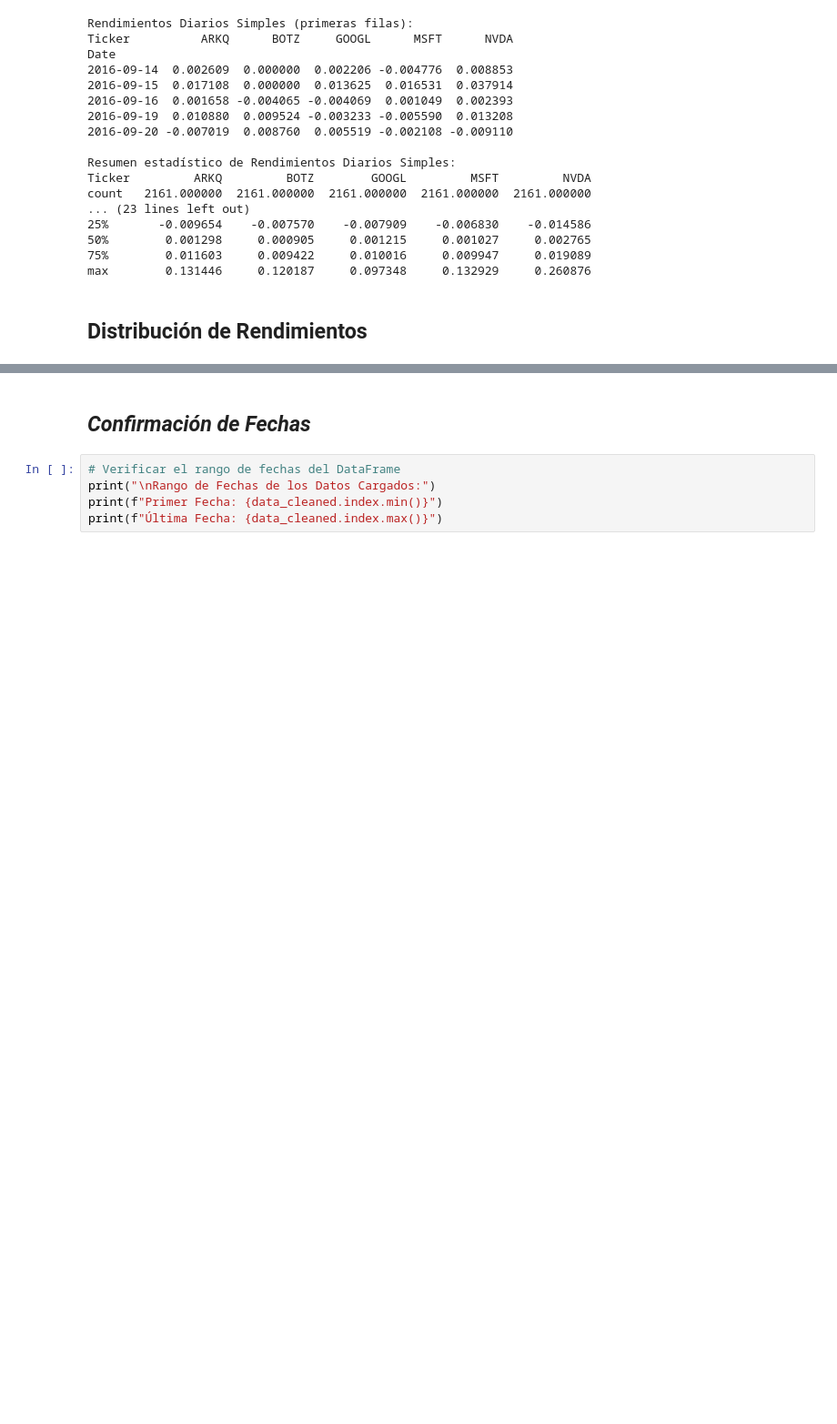
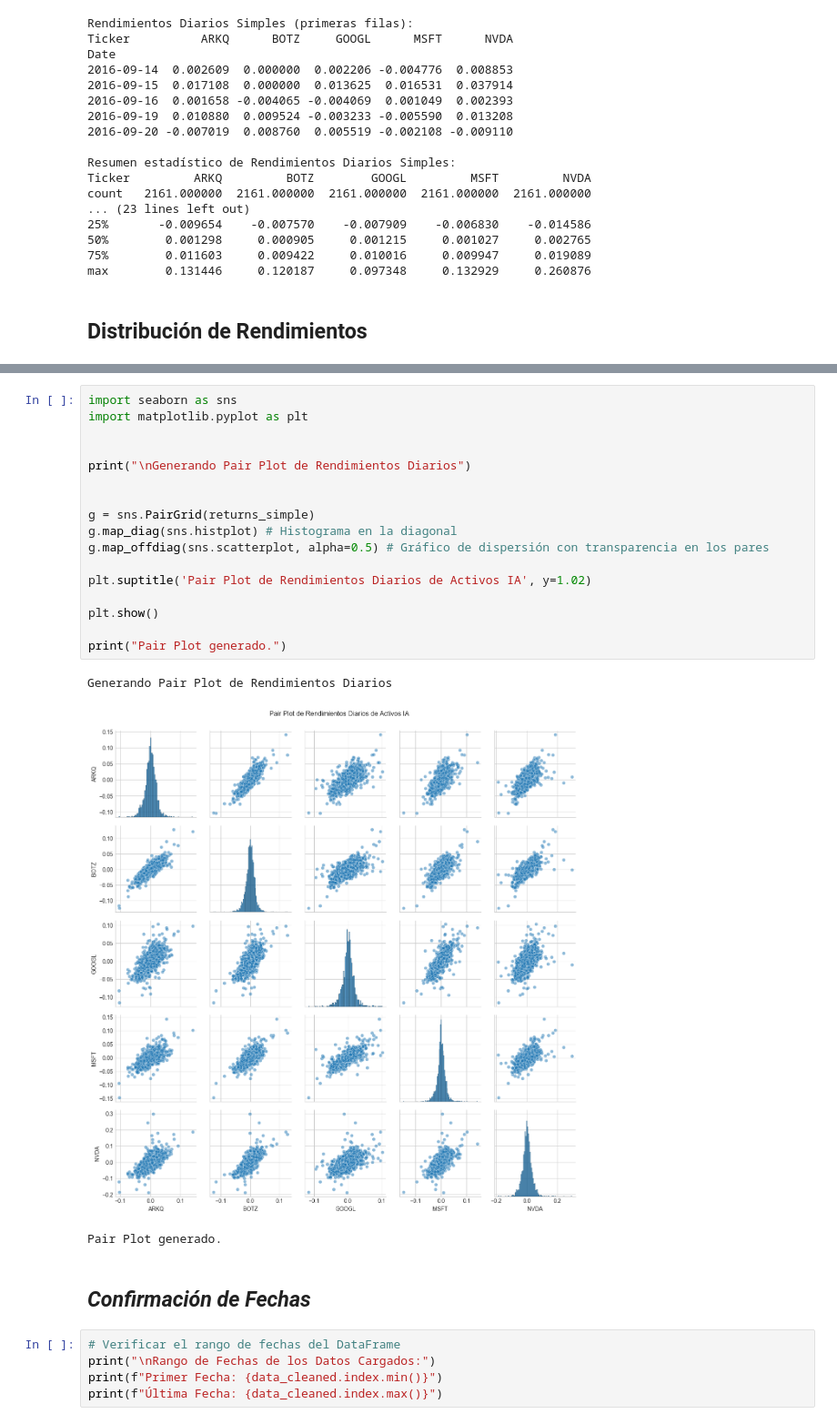
Before and after one commit to Haagila/data-eda-project, a Jupyter notebook: notebooks/02_exploratory_data_analysis.ipynb, the cells around one changed output, grey strips where cells are left out. Shown: that part at 91% size. Cells and saved outputs as stored; diff of their text form; blank space fills up the shorter version.

```diff
--- a/notebooks/02_exploratory_data_analysis.ipynb
+++ b/notebooks/02_exploratory_data_analysis.ipynb
@@ -170,3 +260,24 @@ Visualizando histograma de Rendimientos Diarios Logarítmicos...
+# %%
+import seaborn as sns
+import matplotlib.pyplot as plt
+
+
+print("\nGenerando Pair Plot de Rendimientos Diarios")
+
+
+g = sns.PairGrid(returns_simple)
+g.map_diag(sns.histplot) # Histograma en la diagonal
+g.map_offdiag(sns.scatterplot, alpha=0.5) # Gráfico de dispersión con transparencia en los pares
+
+plt.suptitle('Pair Plot de Rendimientos Diarios de Activos IA', y=1.02)
+
+plt.show()
+
+print("Pair Plot generado.")
+# %% [output]
+Generando Pair Plot de Rendimientos Diarios
+[figure, added]
+Pair Plot generado.
 # %% [markdown]
 ## *Confirmación de Fechas*
 # %%
```
Also changed, not shown: parts of 5 cells of this notebook.
